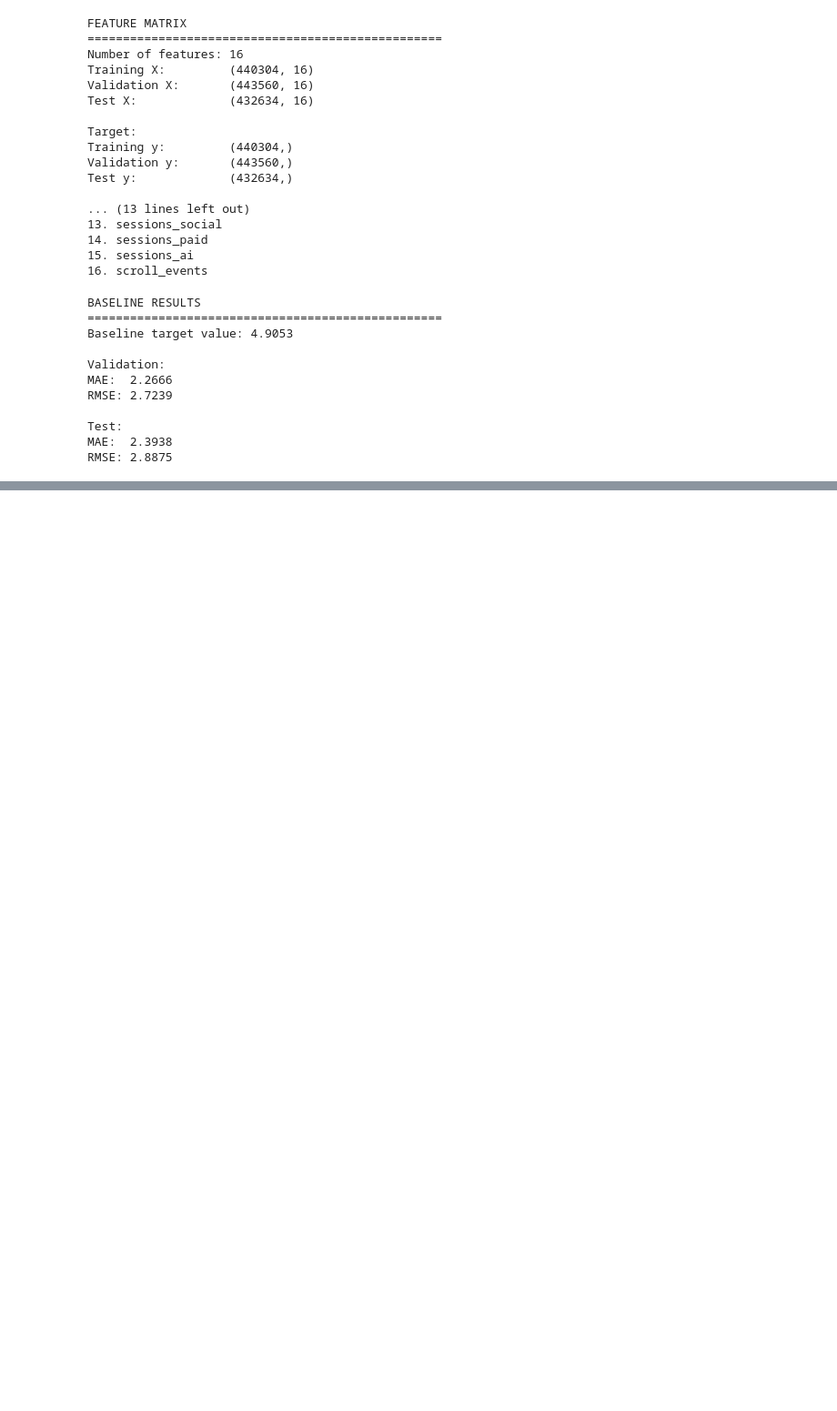
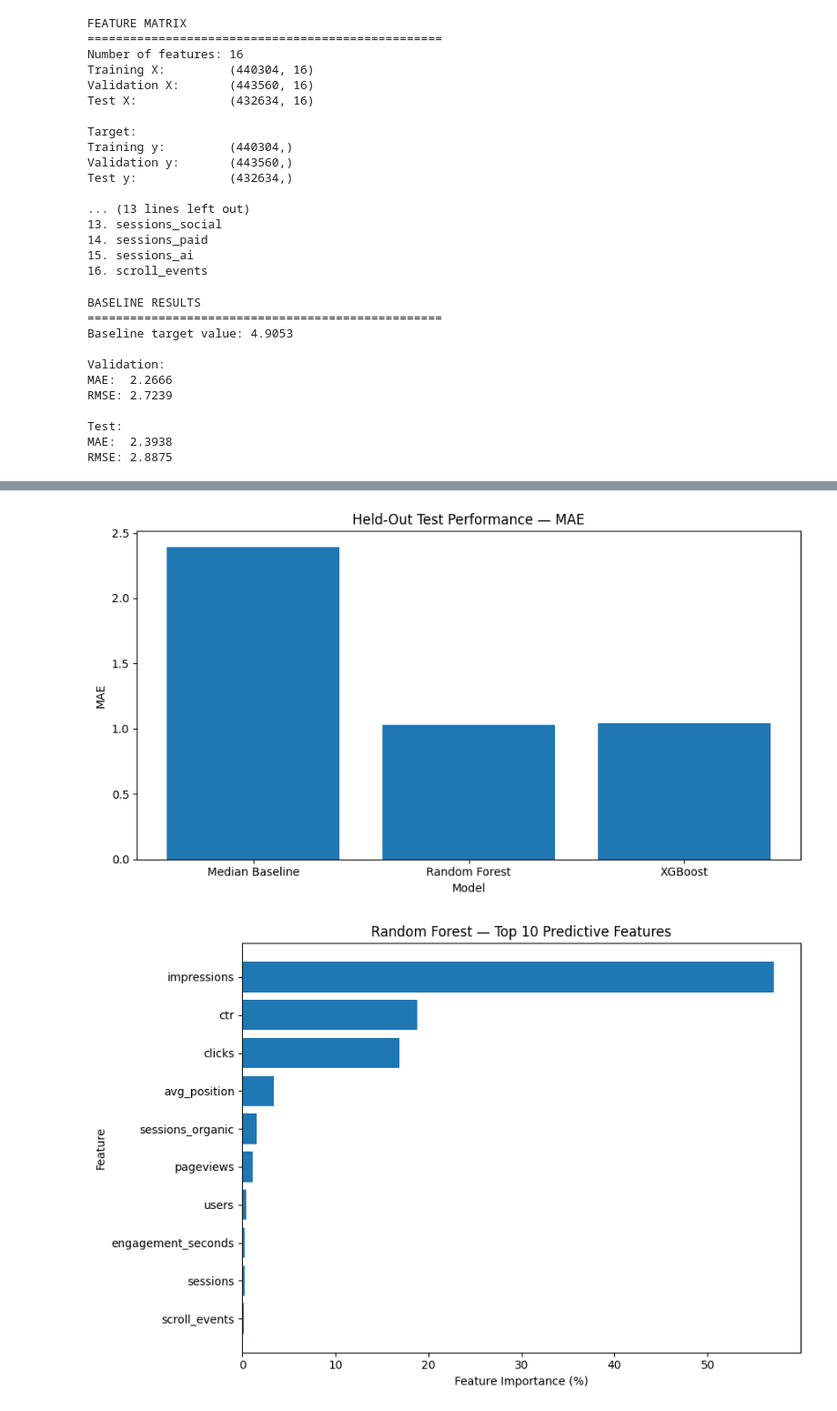
Before and after one commit to ReposofPriyanka/flyrank-ai-internship-ml-track, a Jupyter notebook: work/notebooks/capstone.ipynb, the cells around one changed output, grey strips where cells are left out. Shown at 91% size. Saved outputs shown, nothing was run; the diff lists cells and outputs as text; code cells hidden in the pictures; blank space fills up the shorter version.

```diff
--- a/work/notebooks/capstone.ipynb
+++ b/work/notebooks/capstone.ipynb
@@ -1171,0 +1770,71 @@ RMSE improvement: 52.06%
+# %%
+# ML Capstone — Section 7: Paper-Ready Visual Artifacts
+
+import matplotlib.pyplot as plt
+
+# ============================================================
+# CHART 1 — Model Performance
+# ============================================================
+
+plt.figure(figsize=(9, 5))
+
+plt.bar(
+    results_df["Model"],
+    results_df["Test MAE"]
+)
+
+plt.ylabel("MAE")
+plt.xlabel("Model")
+plt.title("Held-Out Test Performance — MAE")
+
+plt.tight_layout()
+plt.show()
+
+
+# ============================================================
+# CHART 2 — Random Forest Feature Importance
+# ============================================================
+
+top_features = (
+    rf_importance
+    .head(10)
+    .sort_values("importance_pct")
+)
+
+plt.figure(figsize=(9, 6))
+
+plt.barh(
+    top_features["feature"],
+    top_features["importance_pct"]
+)
+
+plt.xlabel("Feature Importance (%)")
+plt.ylabel("Feature")
+plt.title("Random Forest — Top 10 Predictive Features")
+
+plt.tight_layout()
+plt.show()
+
+
+# ============================================================
+# CHART 3 — Error by Impression Volume
+# ============================================================
+
+plt.figure(figsize=(9, 5))
+
+plt.bar(
+    error_by_band["impression_band"].astype(str),
+    error_by_band["mean_absolute_error"]
+)
+
+plt.xlabel("Current-Month Impression Band")
+plt.ylabel("Mean Absolute Error")
+plt.title("Prediction Error by Current-Month Impression Volume")
+
+plt.xticks(rotation=20)
+
+plt.tight_layout()
+plt.show()
+# %% [output]
+[figure, added]
+[figure, added]
```
Also changed, not shown: parts of 24 cells of this notebook.
